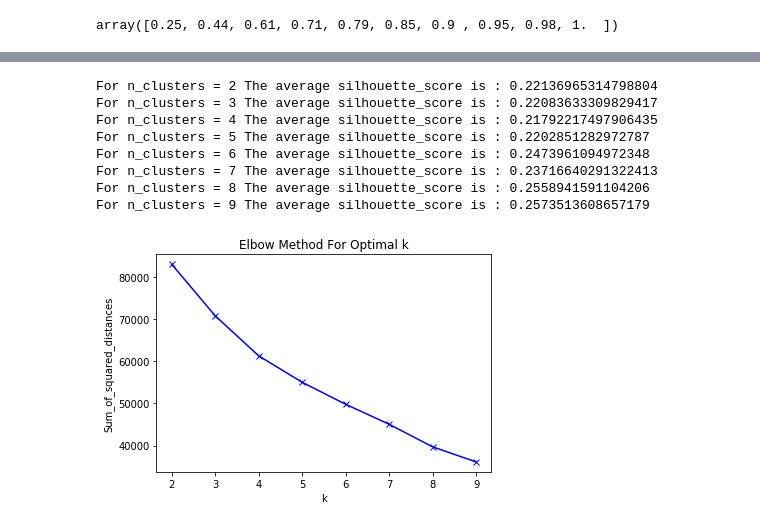
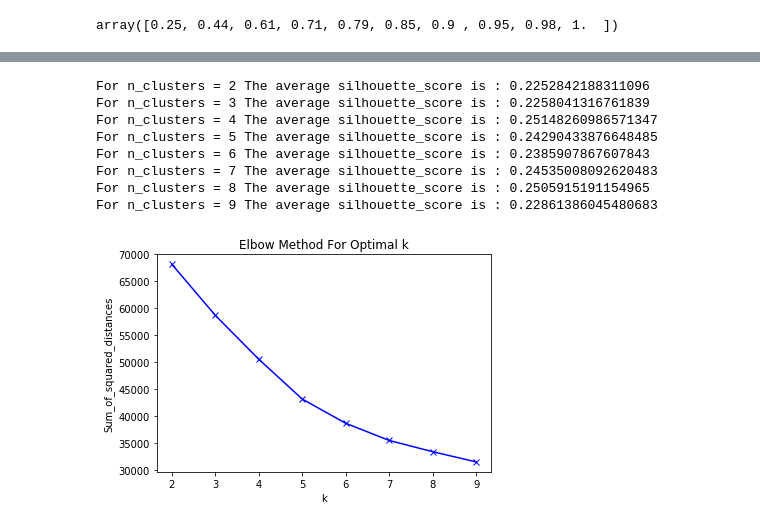
Before and after one commit to tbala25/ML_stm_prediction, a Jupyter notebook: Customer_Segmentation_Purchase_Prediction.ipynb, the cells around one changed output, grey strips where cells are left out. Saved outputs shown, nothing was run; the diff lists cells and outputs as text; code cells hidden in the pictures.

```diff
--- a/Customer_Segmentation_Purchase_Prediction.ipynb
+++ b/Customer_Segmentation_Purchase_Prediction.ipynb
@@ -323,27 +414,19 @@ def plot_feature_weights(df, pca, attributes_info, dimension, n_weights = 5, plo
 # %%
 ##STM CLUSTERING
-from sklearn import cluster
-from sklearn.metrics import silhouette_samples, silhouette_score
-import matplotlib.pyplot as plt
-from sklearn.preprocessing import StandardScaler
 
+df = STM.drop(['SSB_CRMSYSTEM_CONTACT_ID', 'target'], axis = 1).dropna()
+stm_standardized  = pd.DataFrame(scaler.transform(df))
+stm_pca = pca.transform(stm_standardized)
 
-df = STM.drop(['SSB_CRMSYSTEM_CONTACT_ID'], axis = 1).dropna()
-
-
-scaler = StandardScaler()
-scaler.fit(df)
-
-df_standardized  = pd.DataFrame(scaler.transform(df))
 
 Sum_of_squared_distances = []
 K = range(2,10)
 for k in K:
     km = cluster.KMeans(n_clusters=k)
-    km = km.fit(df_standardized)
+    km = km.fit(stm_pca)
     Sum_of_squared_distances.append(km.inertia_)
     cluster_labels = km.labels_
-    silhouette_avg = silhouette_score(df_standardized, cluster_labels)
+    silhouette_avg = silhouette_score(stm_pca, cluster_labels)
     print("For n_clusters =", k,
           "The average silhouette_score is :", silhouette_avg)
 
@@ -365,11 +448,11 @@ For n_clusters = 9 The average silhouette_score is : 0.20497051351553056
 # %%
 ##STM CLUSTERING
-df = STM.drop(['SSB_CRMSYSTEM_CONTACT_ID'], axis = 1).dropna()
-k = 4
-kmeans = cluster.KMeans(n_clusters=k)
-kmeans.fit(df)
+k = 6
+stm_kmeans = cluster.KMeans(n_clusters=k)
+stm_kmeans.fit(stm_pca)
 
-train_labels = kmeans.predict(df)
-df['Cluster'] = train_labels
-df['Cluster'].value_counts()
+train_labels = stm_kmeans.predict(stm_pca)
+stm_pred  = pd.DataFrame(stm_pca)
+stm_pred['Cluster'] = train_labels
+stm_pred['Cluster'].value_counts()
 # %% [output]
@@ -394,37 +484,35 @@ Name: Cluster, dtype: int64
 # %%
 ##LOST CLUSTERING
 
-df = lost.drop(['SSB_CRMSYSTEM_CONTACT_ID'], axis = 1).dropna()
-scaler = StandardScaler()
-scaler.fit(df)
-
-df_standardized  = pd.DataFrame(scaler.transform(df))
+df = lost.drop(['SSB_CRMSYSTEM_CONTACT_ID', 'target'], axis = 1).dropna()
+lost_standardized  = pd.DataFrame(scaler.transform(df))
+lost_pca = pca.transform(lost_standardized)
 
 Sum_of_squared_distances = []
 K = range(2,10)
 for k in K:
     km = cluster.KMeans(n_clusters=k)
-    km = km.fit(df_standardized)
+    km = km.fit(lost_pca)
     Sum_of_squared_distances.append(km.inertia_)
     cluster_labels = km.labels_
-    silhouette_avg = silhouette_score(df_standardized, cluster_labels)
+    silhouette_avg = silhouette_score(lost_pca, cluster_labels)
     print("For n_clusters =", k,
           "The average silhouette_score is :", silhouette_avg)
 
 plt.plot(K, Sum_of_squared_distances, 'bx-')
 plt.xlabel('k')
 plt.ylabel('Sum_of_squared_distances')
 plt.title('Elbow Method For Optimal k')
 plt.show()
 # %% [output]
-For n_clusters = 2 The average silhouette_score is : 0.22136965314798804
-For n_clusters = 3 The average silhouette_score is : 0.22083633309829417
-For n_clusters = 4 The average silhouette_score is : 0.21792217497906435
-For n_clusters = 5 The average silhouette_score is : 0.2202851282972787
-For n_clusters = 6 The average silhouette_score is : 0.2473961094972348
-For n_clusters = 7 The average silhouette_score is : 0.23716640291322413
-For n_clusters = 8 The average silhouette_score is : 0.2558941591104206
-For n_clusters = 9 The average silhouette_score is : 0.2573513608657179
+For n_clusters = 2 The average silhouette_score is : 0.2252842188311096
+For n_clusters = 3 The average silhouette_score is : 0.2258041316761839
+For n_clusters = 4 The average silhouette_score is : 0.25148260986571347
+For n_clusters = 5 The average silhouette_score is : 0.24290433876648485
+For n_clusters = 6 The average silhouette_score is : 0.2385907867607843
+For n_clusters = 7 The average silhouette_score is : 0.24535008092620483
+For n_clusters = 8 The average silhouette_score is : 0.2505915191154965
+For n_clusters = 9 The average silhouette_score is : 0.22861386045480683
-[figure, old version]
+[figure, new version]
 # %%
 ##LOST CLUSTERING
```
Also changed, not shown: parts of 24 cells of this notebook.
